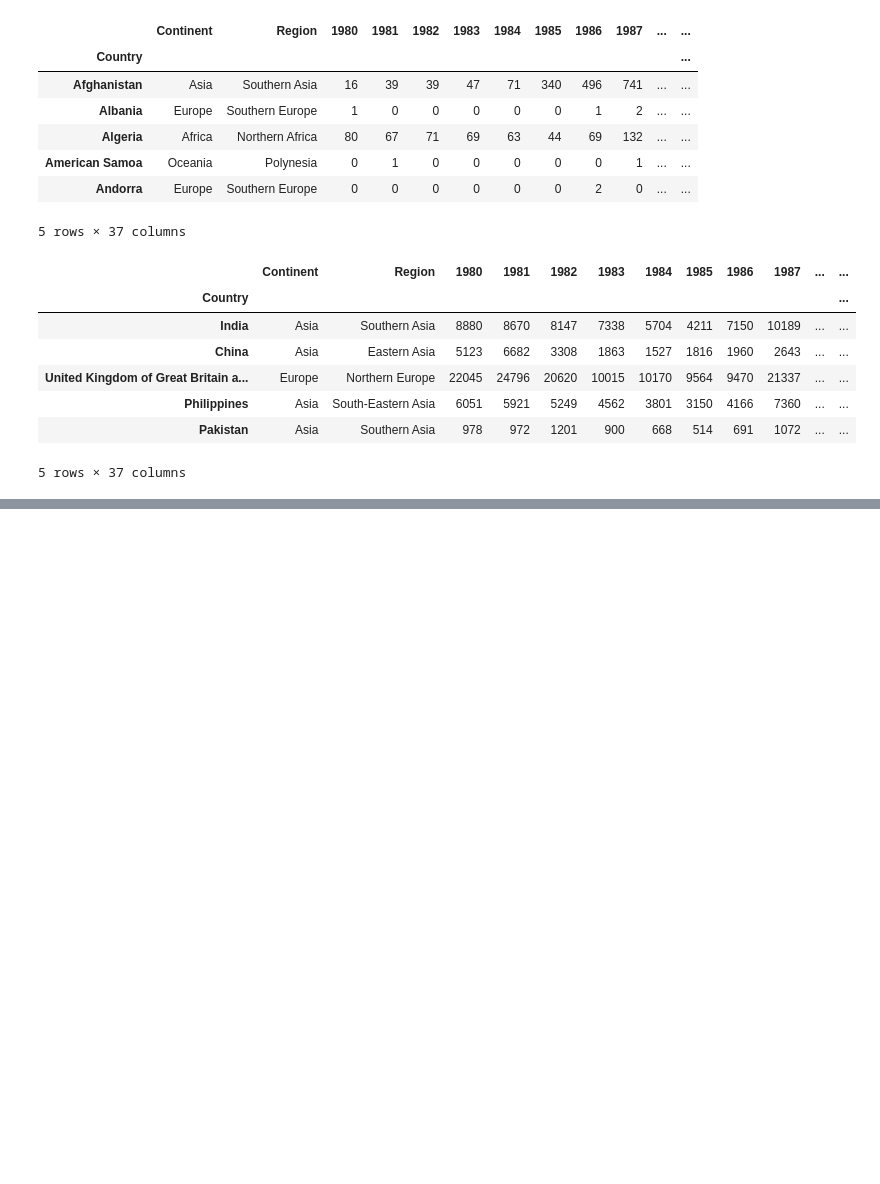
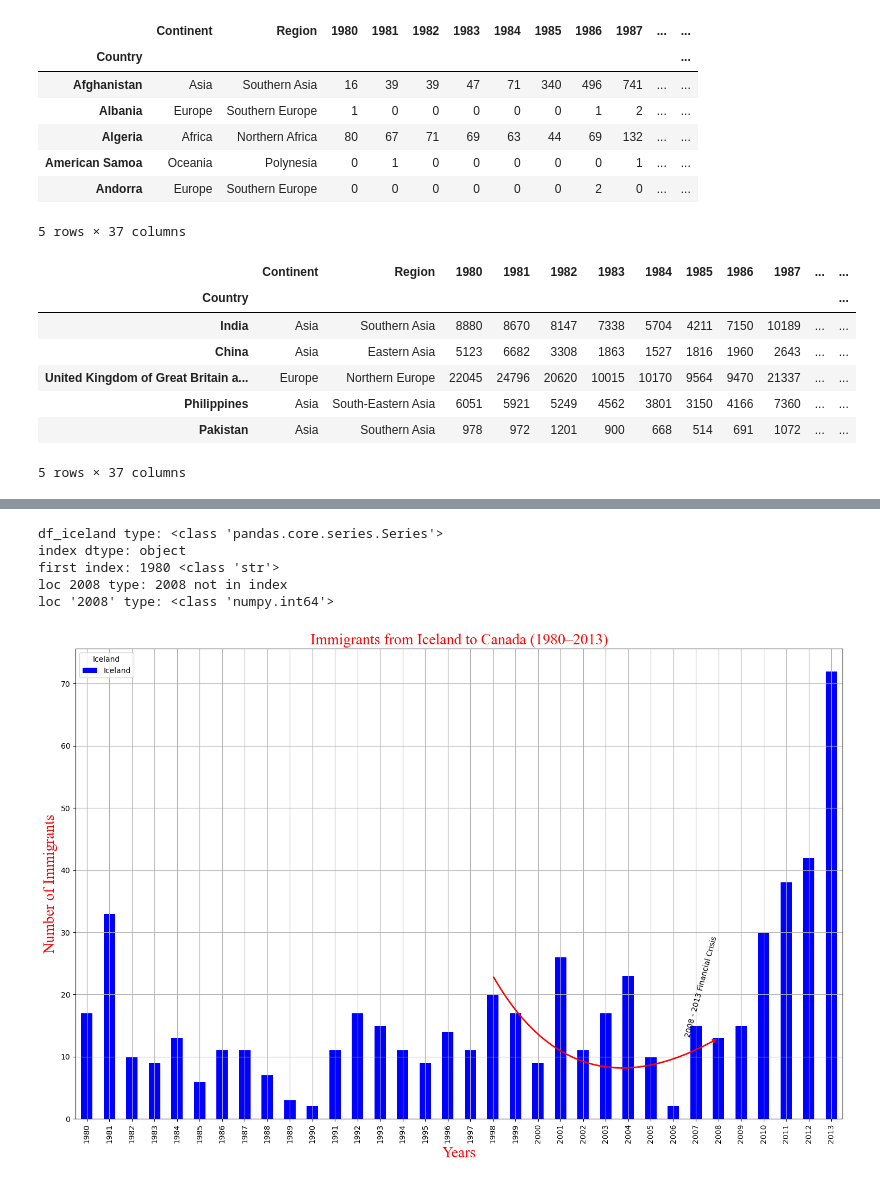
Before and after one commit to ipekgulsencelik/Python_Bootcamp, a Jupyter notebook: 03_Pandas/06_Lab.ipynb, the cells around one changed output, grey strips where cells are left out. Cells and saved outputs as stored; diff of their text form; code cells hidden in the pictures; blank space fills up the shorter version.

```diff
--- a/03_Pandas/06_Lab.ipynb
+++ b/03_Pandas/06_Lab.ipynb
@@ -170,0 +349,74 @@ df_canada.head()
+# %%
+df_iceland = df_canada.loc['Iceland', years] # select the number of immigrants from Iceland for the years 1980 to 2013
+
+df_iceland.plot(
+    kind='bar', # bar plot
+    figsize=(15, 10), # size of the figure
+    color='blue' # color of the bars
+) # plot the bar plot of the number of immigrants from Iceland over the years
+
+print("df_iceland type:", type(df_iceland))
+print("index dtype:", df_iceland.index.dtype)
+print("first index:", df_iceland.index[0], type(df_iceland.index[0]))
+print("loc 2008 type:", type(df_iceland.loc[2008]) if 2008 in df_iceland.index else "2008 not in index")
+print("loc '2008' type:", type(df_iceland.loc["2008"]) if "2008" in df_iceland.index.astype(str) else "'2008' not in index")
+
+# Based on the output of the above print statements, we can see that the index of df_iceland is of type object (string), which is why we cannot use the year 2008 as an index to access the value of the number of immigrants from Iceland in 2008
+df_iceland.index = df_iceland.index.astype(int) # convert the index of df_iceland to integer type to be able to use the year 2008 as an index to access the value of the number of immigrants from Iceland in 2008
+y_2008 = df_iceland.loc[2008] # access the value of the number of immigrants from Iceland in 2008 using the year 2008 as an index
+
+# Based on the output of the above print statements, we can see that the index of df_iceland is of type object (string), which is why we cannot use the year 2008 as an index to access the value of the number of immigrants from Iceland in 2008
+years_list = list(df_iceland.index) # convert the index of df_iceland to a list to find the position of the year 2008 in the index
+index_2008 = years_list.index(2008) # find the position of the year 2008 in the index of df_iceland to be able to use it as the x-coordinate of the point to annotate in the plot
+
+plt.annotate(
+    '', # text of the annotation
+    xy=(index_2008, y_2008), # point to annotate
+    xytext=(index_2008 - 10, y_2008 + 10), # position of the text
+    xycoords='data', # coordinate system for the point to annotate
+    textcoords='data', # coordinate system for the position of the text
+    arrowprops=dict(
+        arrowstyle='->', # style of the arrow
+        connectionstyle='arc3,rad=0.5', # style of the connection between the text and the point to annotate
+        color='red', # color of the arrow
+        lw=2 # width of the arrow
+        )
+) # add an annotation to the plot to indicate the peak in 2008
+
+plt.annotate(
+    '2008 - 2013 Financial Crisis', # text of the annotation
+    xy=(index_2008, y_2008), # point to annotate
+    rotation=75, # rotation angle of the text
+    va='bottom', # vertical alignment of the text
+    ha='right', # horizontal alignment of the text
+) # add an annotation to the plot to indicate the peak in 2008
+
+plt.title(
+    'Immigrants from Iceland to Canada (1980–2013)', # title of the plot
+    fontdict={'fontfamily': 'Times New Roman', 'fontsize': 20}, # font properties of the title
+    color='red' # color of the title
+) # set the title of the plot
+
+plt.xlabel(
+    'Years', # label of the x-axis
+    fontdict={'fontfamily': 'Times New Roman', 'fontsize': 20}, # font properties of the x-axis label
+    color='red' # color of the x-axis label
+) # set the x-axis label of the plot
+
+plt.ylabel(
+    ylabel='Number of Immigrants', # label of the y-axis
+    fontdict={'fontfamily': 'Times New Roman', 'fontsize': 20}, # font properties of the y-axis label
+    color='red' # color of the y-axis label
+) # set the y-axis label of the plot
+
+plt.grid(True) # set the grid to be visible
+plt.legend(title='Iceland') # set the title of the legend
+plt.tight_layout() # adjust the padding between and around subplots
+plt.show() # display the plot
+# %% [output]
+df_iceland type: <class 'pandas.core.series.Series'>
+index dtype: object
+first index: 1980 <class 'str'>
+loc 2008 type: 2008 not in index
+loc '2008' type: <class 'numpy.int64'>
+[figure, added]
```
Also changed, not shown: parts of 10 cells of this notebook.
